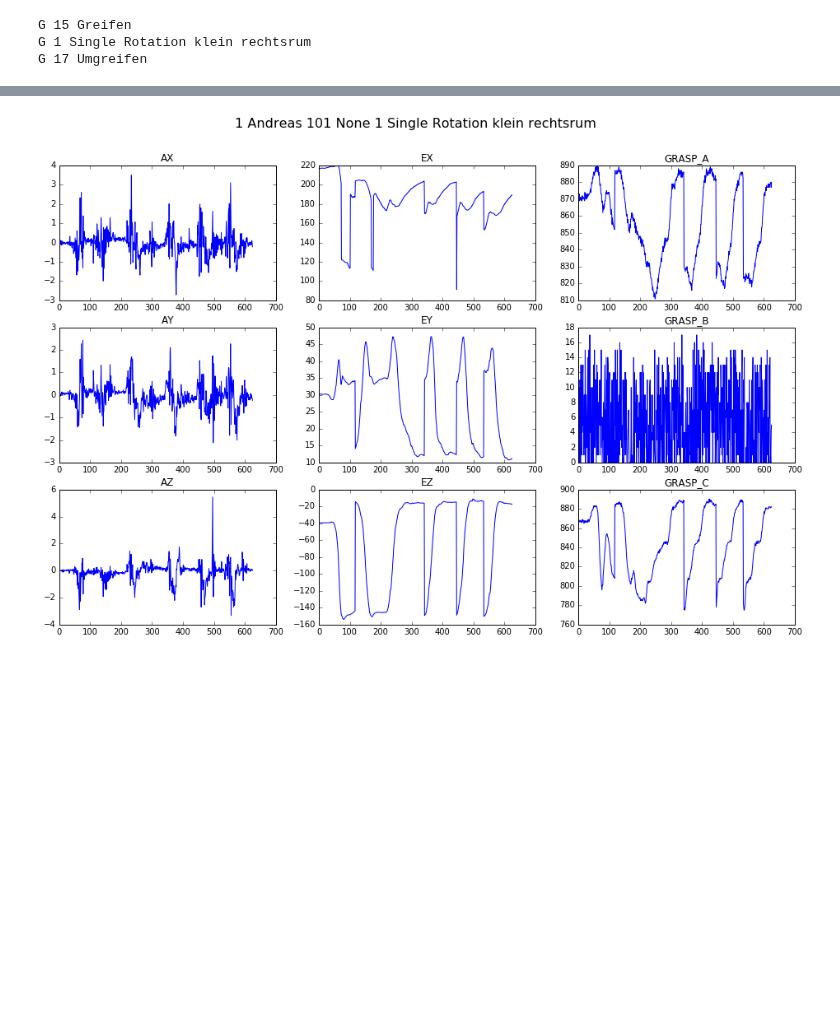
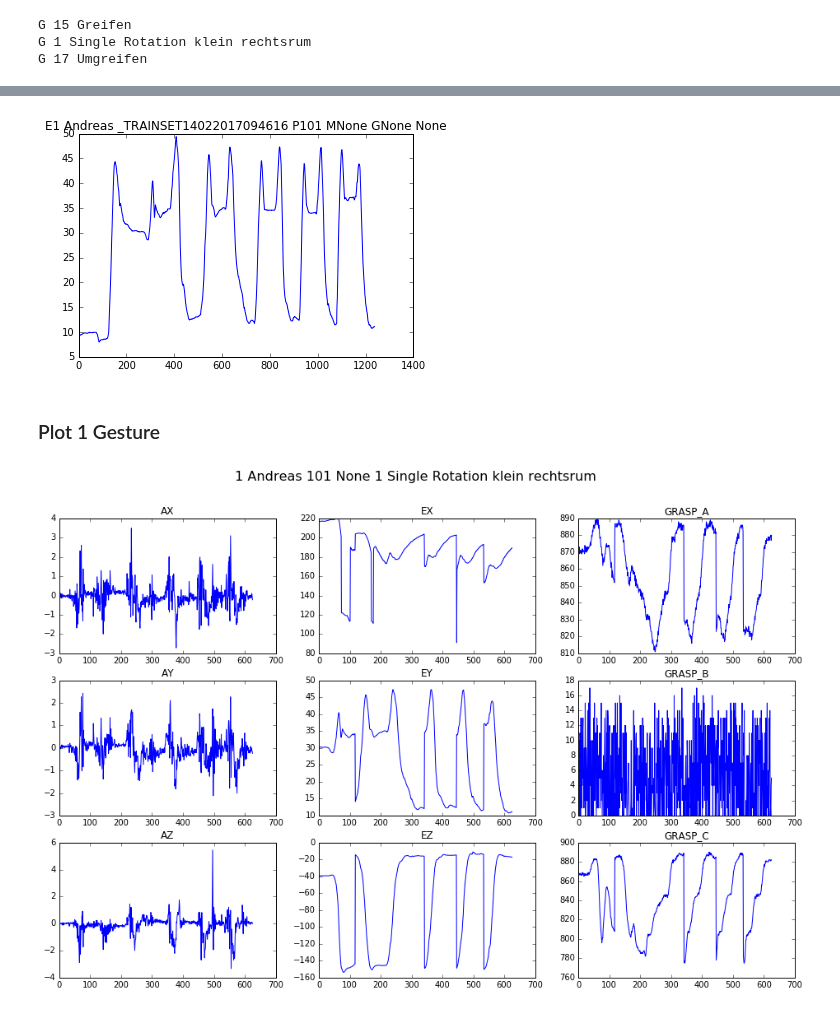
Before and after one commit to Make-O-Matic/MOM-Engine, a Jupyter notebook: data_preprocess_TU.ipynb, the cells around one changed output, grey strips where cells are left out. Saved outputs shown, nothing was run; the diff lists cells and outputs as text; code cells hidden in the pictures; blank space fills up the shorter version.

```diff
--- a/data_preprocess_TU.ipynb
+++ b/data_preprocess_TU.ipynb
@@ -770,3 +832,9 @@ G 17 Umgreifen
+# %%
+one_plot(mydata,var)
+# %% [output]
+[figure, added]
+# %% [markdown]
+### Plot 1 Gesture
 # %%
 # get data for 1 GESTURE
 
```
Also changed, not shown: parts of 10 cells of this notebook.
